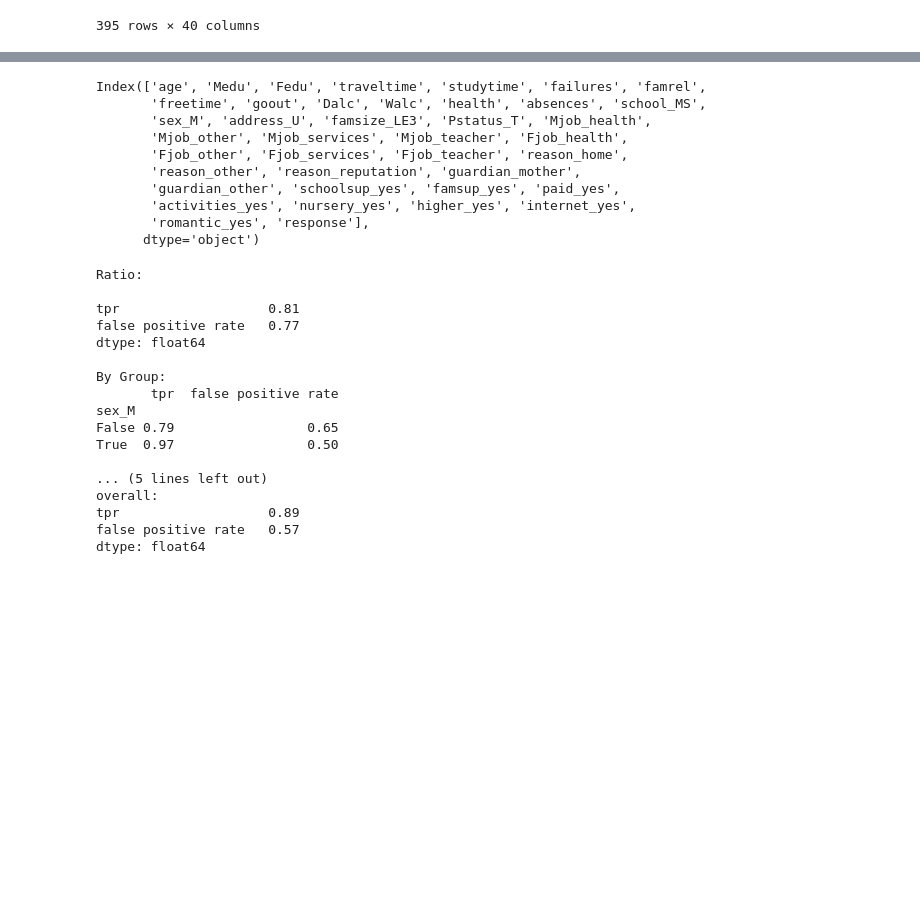
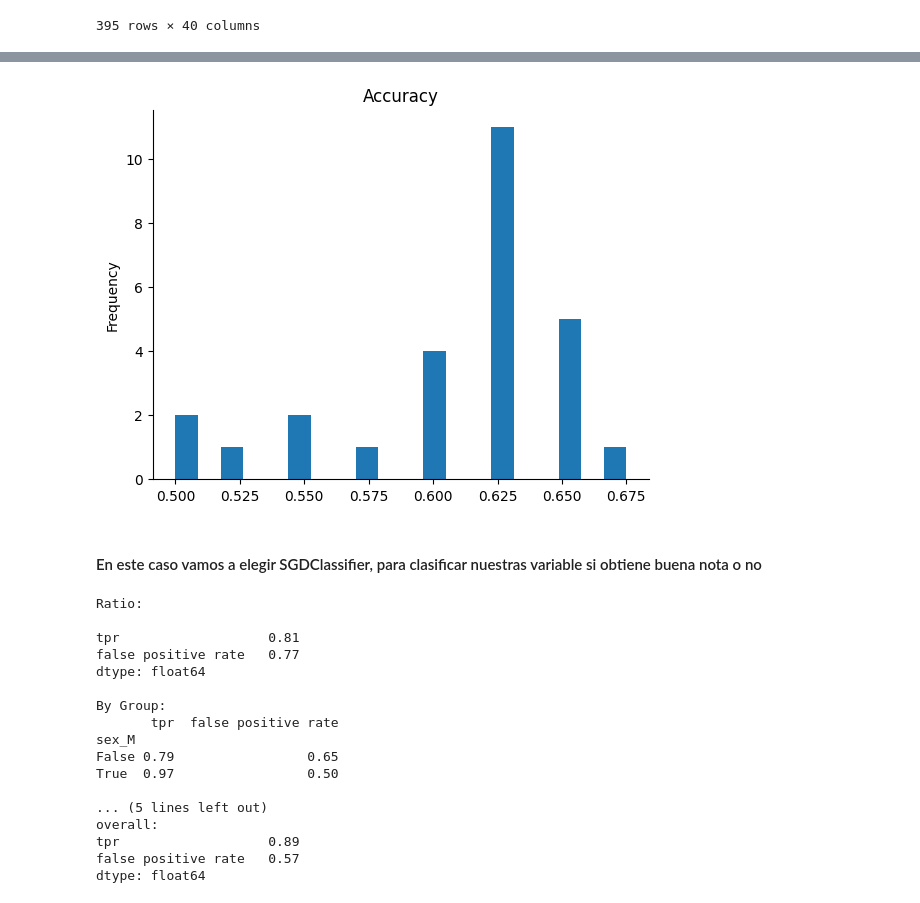
Before and after one commit to jaramillooo/etica_datos, a Jupyter notebook: DA.ipynb, the cells around one changed output, grey strips where cells are left out. Saved outputs shown, nothing was run; the diff lists cells and outputs as text; code cells hidden in the pictures; blank space fills up the shorter version.

```diff
--- a/DA.ipynb
+++ b/DA.ipynb
@@ -370,3 +285,13 @@ Requirement already satisfied: six>=1.5 in /usr/local/lib/python3.10/dist-packag
+# %%
+# @title Accuracy
+
+from matplotlib import pyplot as plt
+models['Accuracy'].plot(kind='hist', bins=20, title='Accuracy')
+plt.gca().spines[['top', 'right',]].set_visible(False)
+# %% [output]
+[figure, added]
+# %% [markdown]
+#### En este caso vamos a elegir SGDClassifier, para clasificar nuestras variable si obtiene buena nota o no
 # %%
 from sklearn.tree import DecisionTreeClassifier
 from sklearn.metrics import recall_score
@@ -379,13 +304,0 @@ from sklearn.linear_model import SGDClassifier
-# %%
-df0.columns
-# %% [output]
-Index(['age', 'Medu', 'Fedu', 'traveltime', 'studytime', 'failures', 'famrel',
-       'freetime', 'goout', 'Dalc', 'Walc', 'health', 'absences', 'school_MS',
-       'sex_M', 'address_U', 'famsize_LE3', 'Pstatus_T', 'Mjob_health',
-       'Mjob_other', 'Mjob_services', 'Mjob_teacher', 'Fjob_health',
-       'Fjob_other', 'Fjob_services', 'Fjob_teacher', 'reason_home',
-       'reason_other', 'reason_reputation', 'guardian_mother',
-       'guardian_other', 'schoolsup_yes', 'famsup_yes', 'paid_yes',
-       'activities_yes', 'nursery_yes', 'higher_yes', 'internet_yes',
-       'romantic_yes', 'response'],
-      dtype='object')
```
Also changed, not shown: parts of 39 cells of this notebook.
